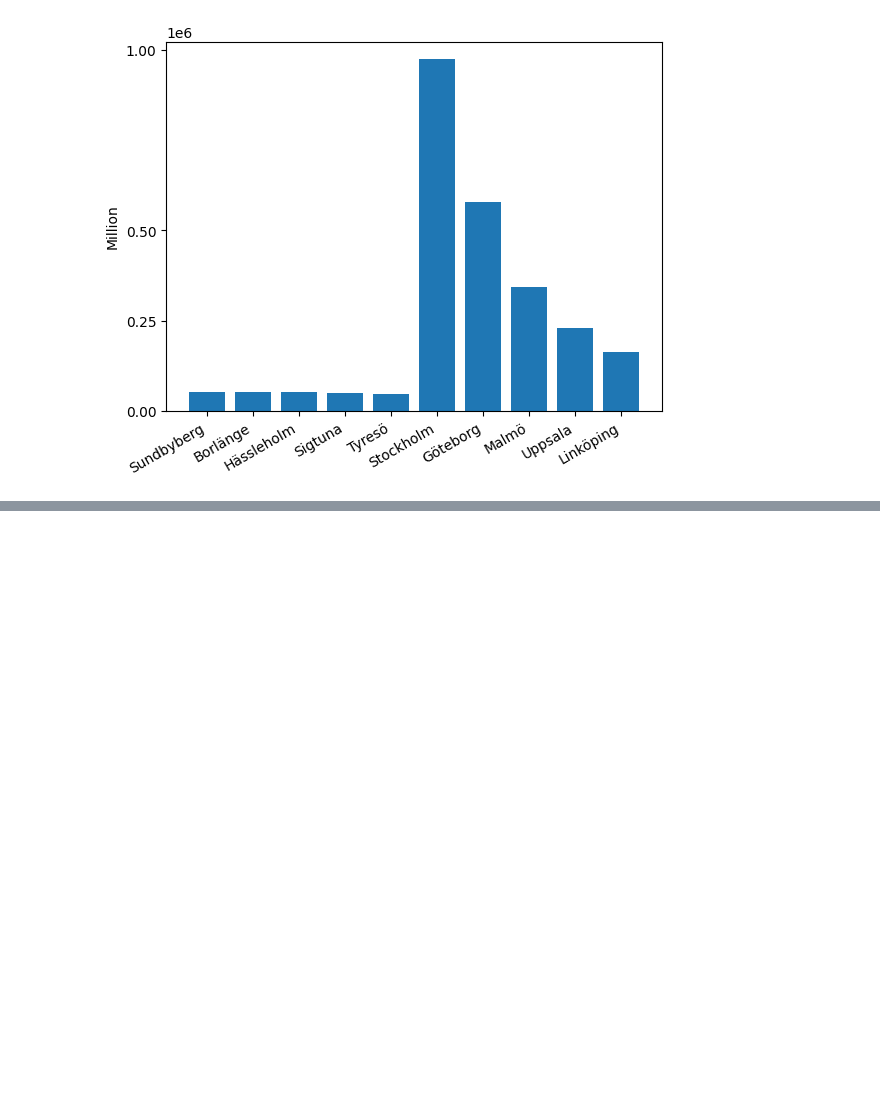
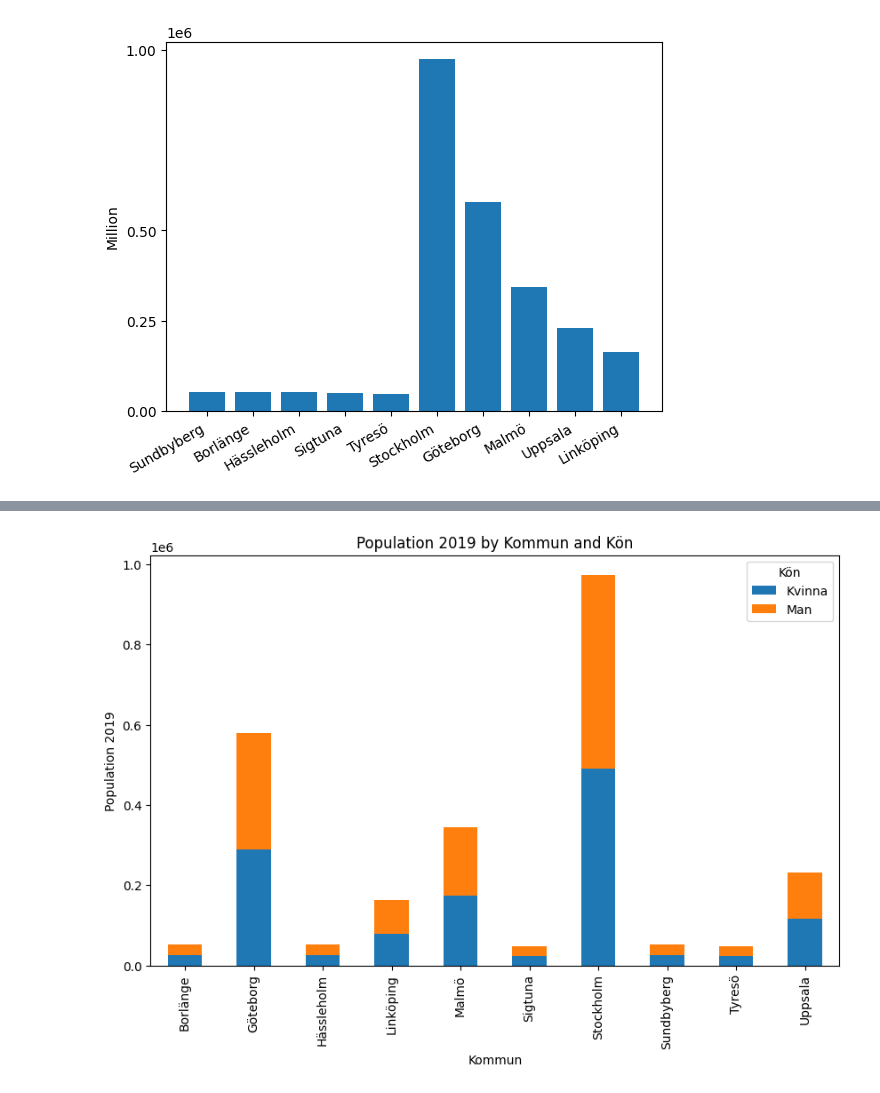
Before and after one commit to danlundh67/Python-Dan-Lund-OPA23, a Jupyter notebook: exercises/1_panda.ipynb, the cells around one changed output, grey strips where cells are left out. Saved outputs shown, nothing was run; the diff lists cells and outputs as text; code cells hidden in the pictures; blank space fills up the shorter version.

```diff
--- a/exercises/1_panda.ipynb
+++ b/exercises/1_panda.ipynb
@@ -212,0 +416,16 @@ plt.yticks([0, 250000, 500000, 1000000])
+# %%
+# Pivot the DataFrame to get separate columns for 'Man' and 'Kvinna'
+df_pivot = select.pivot(index='Kommun', columns='Kön', values='Folkmängd 2019')
+
+# Plotting the grouped bar chart
+ax = df_pivot.plot(kind='bar', stacked=True, figsize=(10, 6))
+
+# Adding labels and title
+plt.xlabel('Kommun')
+plt.ylabel('Population 2019')
+plt.title('Population 2019 by Kommun and Kön')
+
+# Display the plot
+plt.show()
+# %% [output]
+[figure, added]
```
Also changed, not shown: parts of 11 cells of this notebook.
